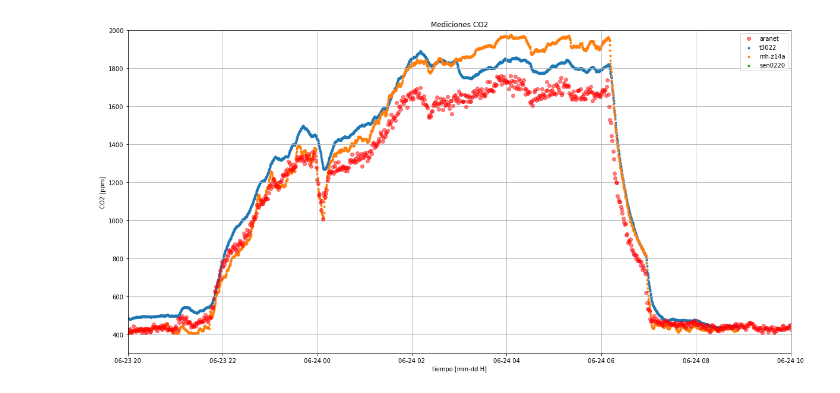
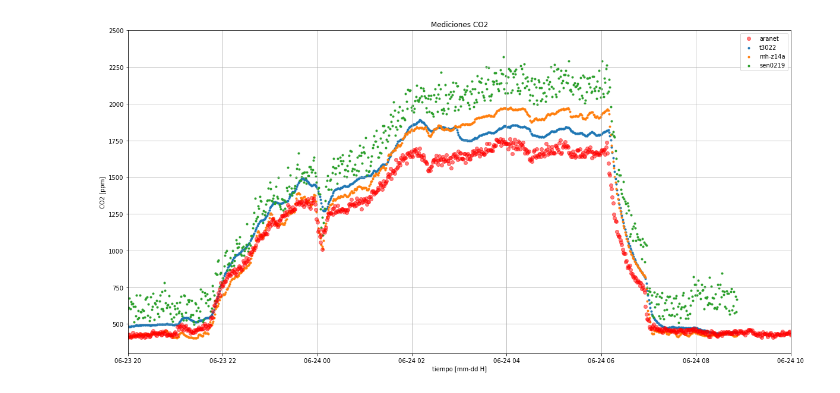
Before and after one commit to lata-mas/Monitor_co2_pistas_educativas, a Jupyter notebook: notebooks/pruebas/001_PruebaNocturna_2021-06-21.ipynb, the cells around one changed output. Drawn from its saved outputs; the diff is of its cells as text; code cells hidden in the pictures.

```diff
--- a/notebooks/pruebas/001_PruebaNocturna_2021-06-21.ipynb
+++ b/notebooks/pruebas/001_PruebaNocturna_2021-06-21.ipynb
@@ -7,30 +7,34 @@ from dateutil.parser import parse
 #importa datos del aranet4
 aranet = pd.read_csv("../../data/aranet4_20210624.csv",index_col=0,parse_dates=True,
                     names=["aranet","To","HR","P"],skiprows=1)
-# aranet
+# del aranet["To"]
+# del aranet["HR"]
+# del aranet[""]
+aranet = aranet.resample("60S").mean()
 # %%
 nocturna = pd.read_csv("../../data/sensores_20210623_20210625.csv",index_col=0,parse_dates=True)
+nocturna = nocturna.resample("60S").mean()
 # %%
 nocturna.columns
-sensores = ['t3022', 'mh-z14a', 'sen0220']
+sensores = ['t3022', 'mh-z14a', 'sen0219']
 # %%
 fig, ax = plt.subplots(figsize=(20,10))
 
 fecha1 = parse("2021-06-23 20:00")
 fecha2 = fecha1 + pd.Timedelta("14H")
 
 ax.set_xlim(fecha1,fecha2)
-ax.set_ylim(300,2000)
+ax.set_ylim(300,2500)
 ax.set_ylabel("CO2 [ppm]")
 ax.set_xlabel("tiempo [mm-dd H]")
 ax.set_title("Mediciones CO2")
 
 ax.plot(aranet.aranet,"ro",label="aranet",alpha=0.5)
 for sensor in sensores:
     ax.scatter(nocturna[sensor].index,nocturna[sensor],label=sensor,marker=".")
 
 
 ax.legend()
 ax.grid()
 # %% [output]
-[figure, old version]
+[figure, new version]
```
Also changed, not shown: parts of 4 cells of this notebook.
